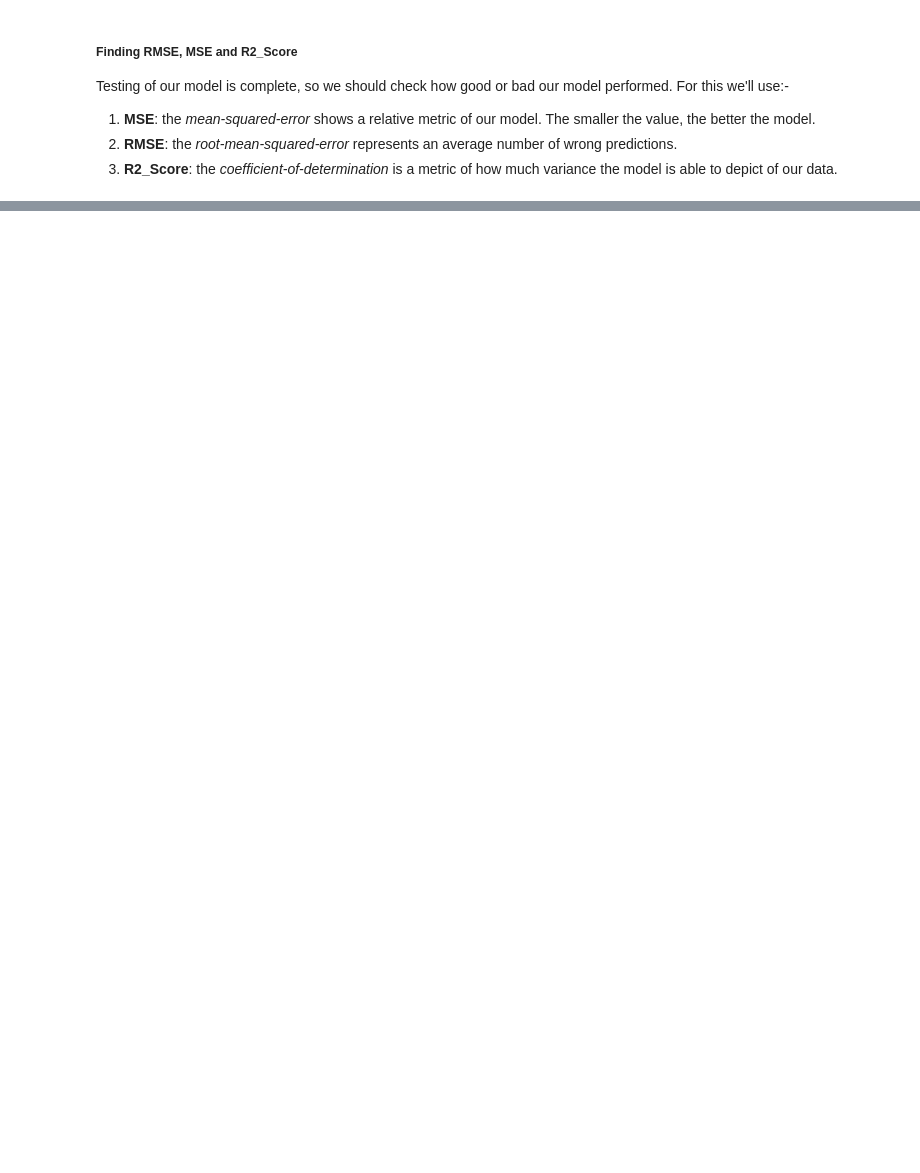
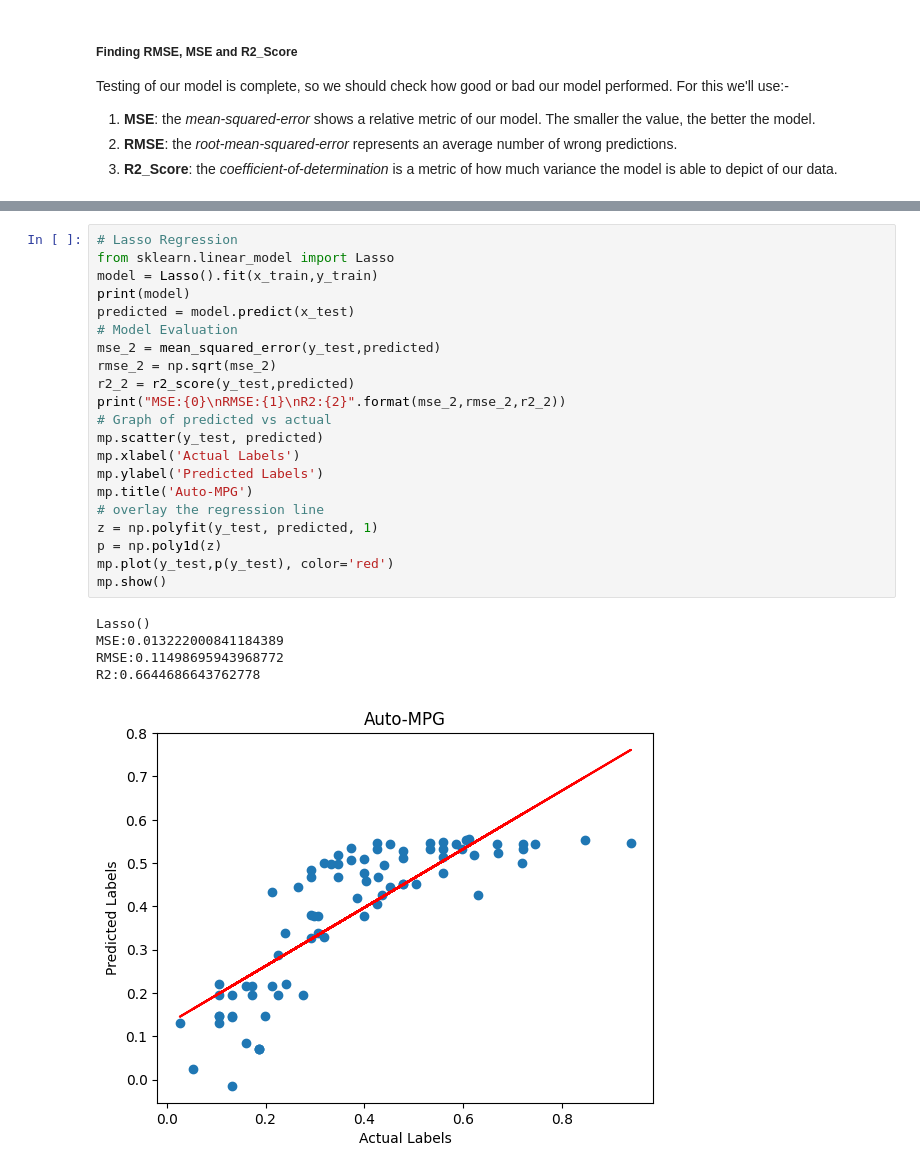
Before and after one commit to Chitransh-coder/ML, a Jupyter notebook: ML Notes.ipynb, the cells around one changed output, grey strips where cells are left out. Saved outputs shown, nothing was run; the diff lists cells and outputs as text; blank space fills up the shorter version.

Commit message:
Regression Completed

```diff
--- a/ML Notes.ipynb
+++ b/ML Notes.ipynb
@@ -543,0 +565,27 @@ R2:0.800487860996239
+# %%
+# Lasso Regression
+from sklearn.linear_model import Lasso
+model = Lasso().fit(x_train,y_train)
+print(model)
+predicted = model.predict(x_test)
+# Model Evaluation
+mse_2 = mean_squared_error(y_test,predicted)
+rmse_2 = np.sqrt(mse_2)
+r2_2 = r2_score(y_test,predicted)
+print("MSE:{0}\nRMSE:{1}\nR2:{2}".format(mse_2,rmse_2,r2_2))
+# Graph of predicted vs actual
+mp.scatter(y_test, predicted)
+mp.xlabel('Actual Labels')
+mp.ylabel('Predicted Labels')
+mp.title('Auto-MPG')
+# overlay the regression line
+z = np.polyfit(y_test, predicted, 1)
+p = np.poly1d(z)
+mp.plot(y_test,p(y_test), color='red')
+mp.show()
+# %% [output]
+Lasso()
+MSE:0.013222000841184389
+RMSE:0.11498695943968772
+R2:0.6644686643762778
+[figure, added]
```
Also changed, not shown: parts of 23 cells of this notebook, 3 other files.
